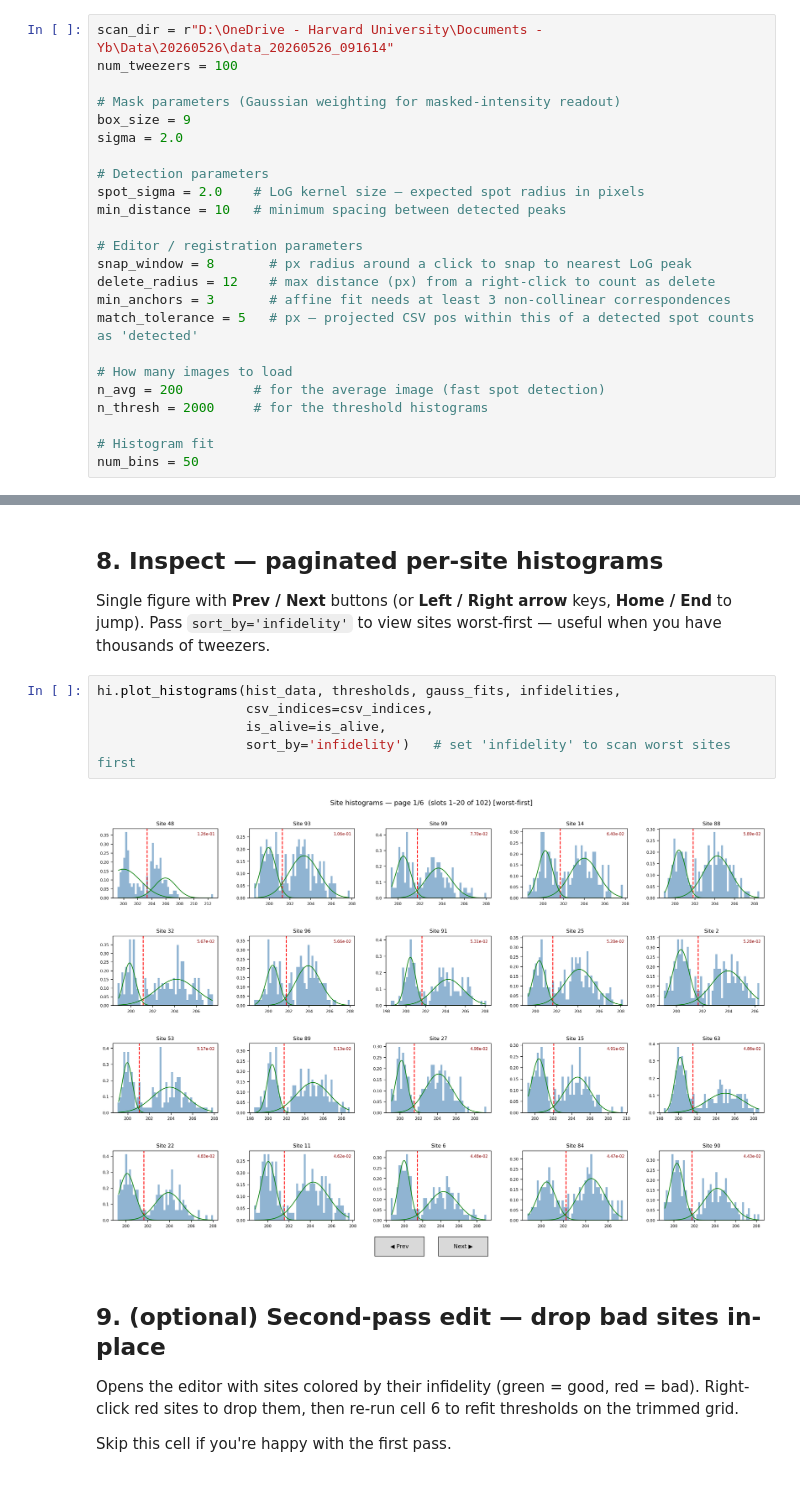
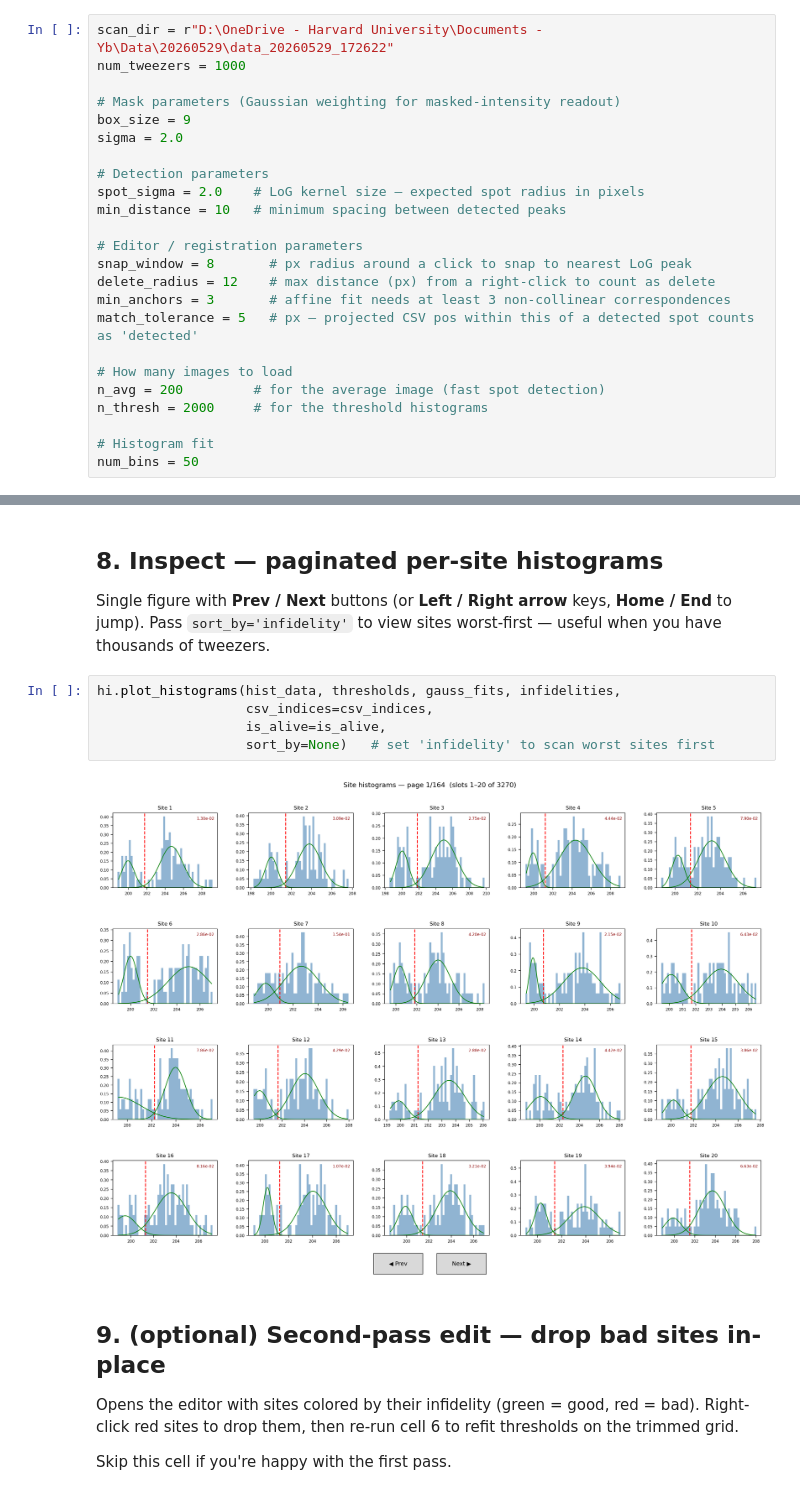
Before and after one commit to nacs-lab/yb_analysis, a Jupyter notebook: HistInit.ipynb, the cells around one changed output, grey strips where cells are left out. Drawn from its saved outputs; the diff is of its cells as text.

```diff
--- a/HistInit.ipynb
+++ b/HistInit.ipynb
@@ -35,8 +35,8 @@ from yb_analysis.detection import hist_init as hi
 # %% [markdown]
 ## 1. Configure
 # %%
-scan_dir = r"D:\OneDrive - Harvard University\Documents - Yb\Data\20260526\data_20260526_091614"
-num_tweezers = 100
+scan_dir = r"D:\OneDrive - Harvard University\Documents - Yb\Data\20260529\data_20260529_172622"
+num_tweezers = 1000
 
 # Mask parameters (Gaussian weighting for masked-intensity readout)
 box_size = 9
@@ -520,10 +520,10 @@ Single figure with **Prev / Next** buttons (or **Left / Right arrow** keys, **Ho
 # %%
 hi.plot_histograms(hist_data, thresholds, gauss_fits, infidelities,
                    csv_indices=csv_indices,
                    is_alive=is_alive,
-                   sort_by='infidelity')   # set 'infidelity' to scan worst sites first
+                   sort_by=None)   # set 'infidelity' to scan worst sites first
 # %% [output]
-[figure, old version]
+[figure, new version]
 # %% [markdown]
 ## 9. (optional) Second-pass edit — drop bad sites in-place
 
```
Also changed, not shown: parts of 9 cells of this notebook, 16 other files.
